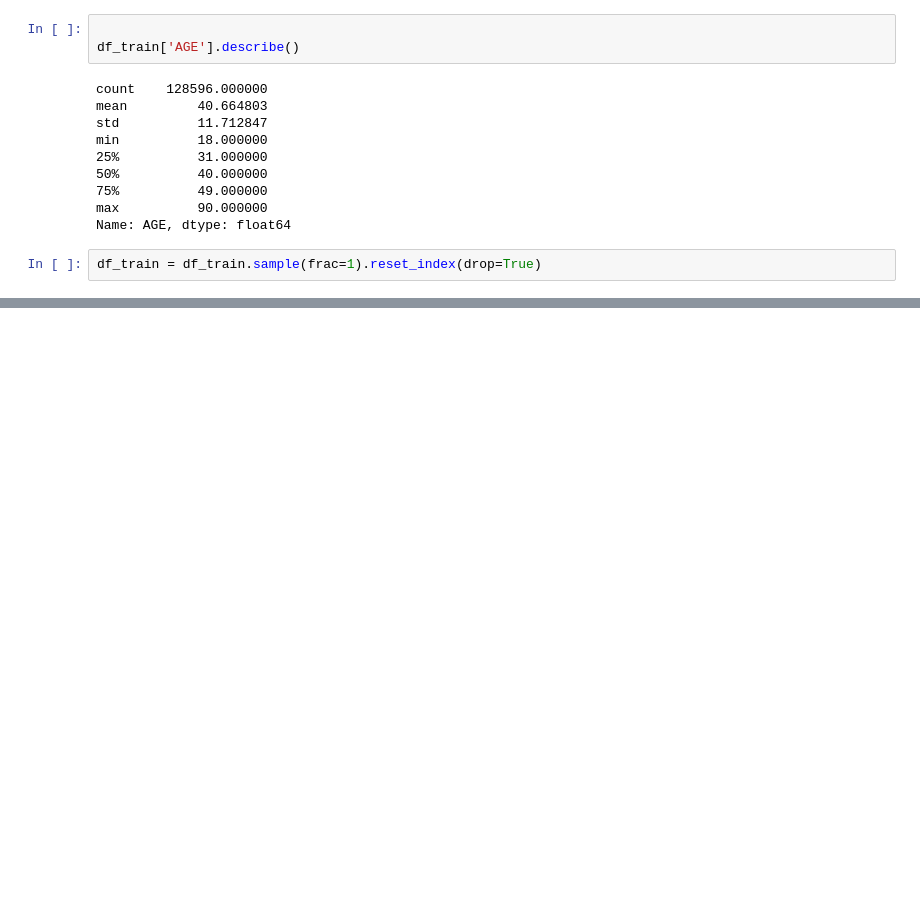
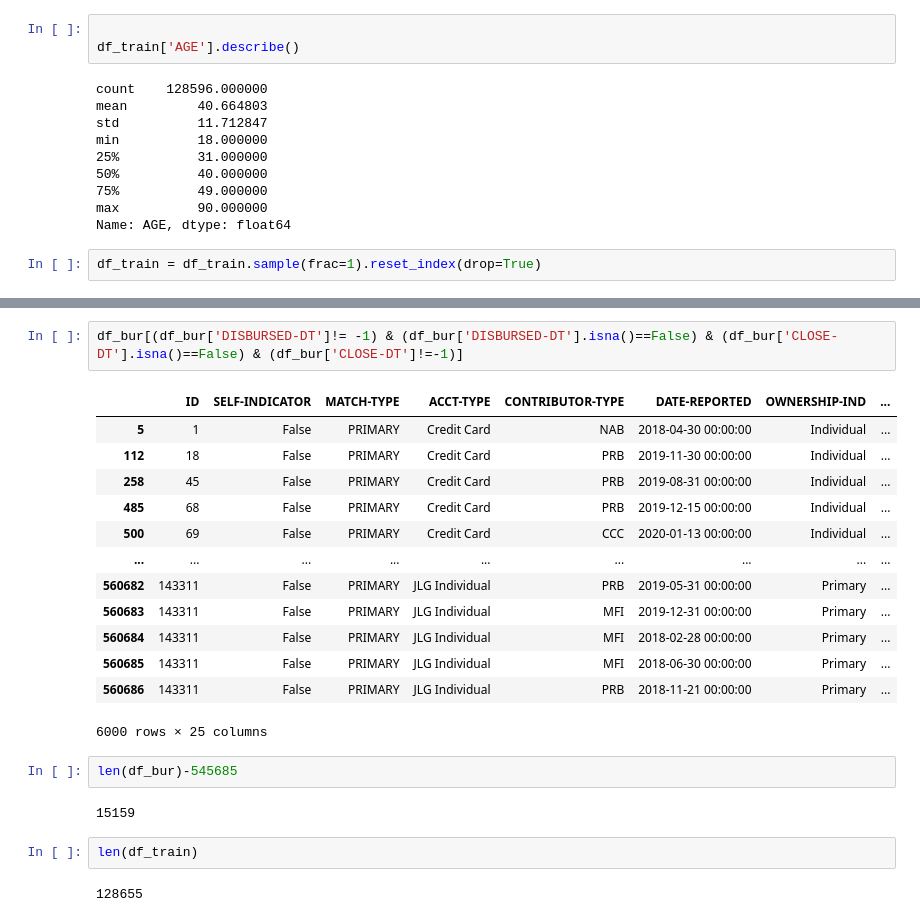
Before and after one commit to NishantSushmakar/LTFS-HACK, a Jupyter notebook: notebooks/Exploratory.ipynb, the cells around one changed output, grey strips where cells are left out. Cells and saved outputs as stored; diff of their text form; blank space fills up the shorter version.

```diff
--- a/notebooks/Exploratory.ipynb
+++ b/notebooks/Exploratory.ipynb
@@ -229,0 +321,24 @@ df_train
+# %%
+df_bur[(df_bur['DISBURSED-DT']!= -1) & (df_bur['DISBURSED-DT'].isna()==False) & (df_bur['CLOSE-DT'].isna()==False) & (df_bur['CLOSE-DT']!=-1)]
+# %% [output]
+|  | ID | SELF-INDICATOR | MATCH-TYPE | ACCT-TYPE | CONTRIBUTOR-TYPE | DATE-REPORTED | OWNERSHIP-IND | ... |
+| 5 | 1 | False | PRIMARY | Credit Card | NAB | 2018-04-30 00:00:00 | Individual | ... |
+| 112 | 18 | False | PRIMARY | Credit Card | PRB | 2019-11-30 00:00:00 | Individual | ... |
+| 258 | 45 | False | PRIMARY | Credit Card | PRB | 2019-08-31 00:00:00 | Individual | ... |
+| 485 | 68 | False | PRIMARY | Credit Card | PRB | 2019-12-15 00:00:00 | Individual | ... |
+| 500 | 69 | False | PRIMARY | Credit Card | CCC | 2020-01-13 00:00:00 | Individual | ... |
+| ... | ... | ... | ... | ... | ... | ... | ... | ... |
+| 560682 | 143311 | False | PRIMARY | JLG Individual | PRB | 2019-05-31 00:00:00 | Primary | ... |
+| 560683 | 143311 | False | PRIMARY | JLG Individual | MFI | 2019-12-31 00:00:00 | Primary | ... |
+| 560684 | 143311 | False | PRIMARY | JLG Individual | MFI | 2018-02-28 00:00:00 | Primary | ... |
+| 560685 | 143311 | False | PRIMARY | JLG Individual | MFI | 2018-06-30 00:00:00 | Primary | ... |
+| 560686 | 143311 | False | PRIMARY | JLG Individual | PRB | 2018-11-21 00:00:00 | Primary | ... |
+6000 rows × 25 columns
+# %%
+len(df_bur)-545685
+# %% [output]
+15159
+# %%
+len(df_train)
+# %% [output]
+128655
```
Also changed, not shown: parts of 16 cells of this notebook, 1 other file.
